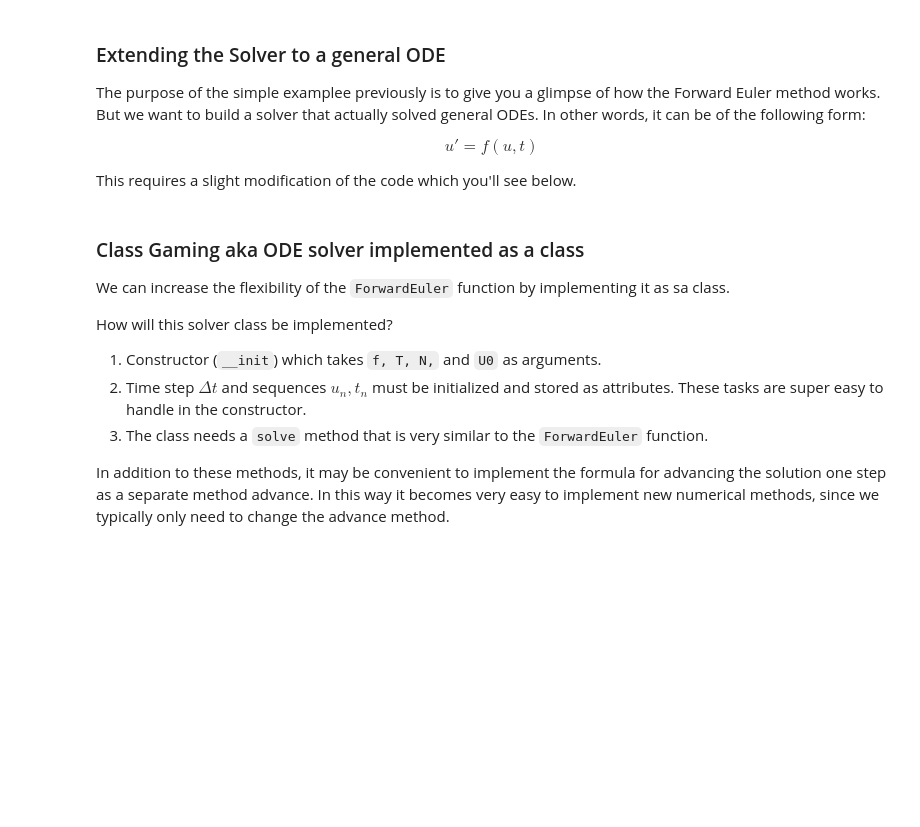
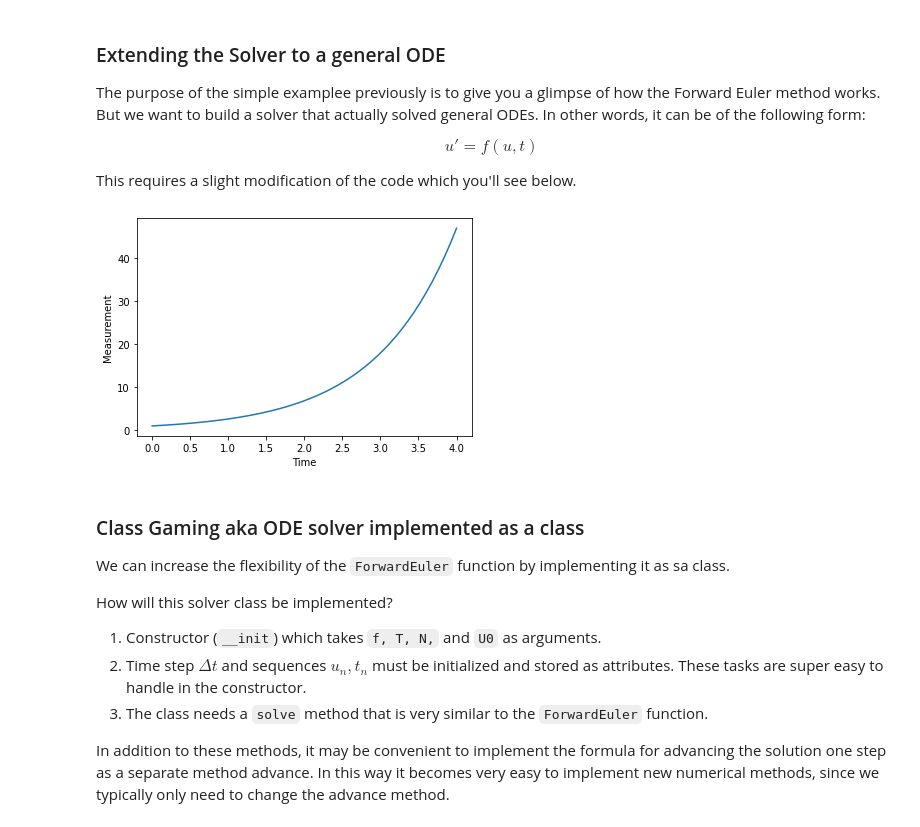
Before and after one commit to aim-msds/cxsy, a Jupyter notebook: ODE/Solving Differential Equations Class.ipynb, the cells around one changed output. Cells and saved outputs as stored; diff of their text form; code cells hidden in the pictures; blank space fills up the shorter version.

```diff
--- a/ODE/Solving Differential Equations Class.ipynb
+++ b/ODE/Solving Differential Equations Class.ipynb
@@ -67,3 +132,30 @@ This requires a slight modification of the code which you'll see below.
+# %%
+def f(u, t):
+    """
+    Returns a general function
+    """
+    return u
+# %%
+# some initial condition
+U0 = 1
+
+# total time
+T = 4
+
+# number of time steps
+# determines the step size
+N = 50
+
+# call the method where f corresponds to your function
+u, t = ForwardEuler(f, U0, T, N)
+
+# plot stuff
+plt.plot(t,u)
+plt.xlabel('Time')
+plt.ylabel('Measurement')
+plt.show()
+# %% [output]
+[figure, added]
 # %% [markdown]
 ### Class Gaming aka ODE solver implemented as a class
 
```
Also changed, not shown: parts of 12 cells of this notebook, 1 other file.
